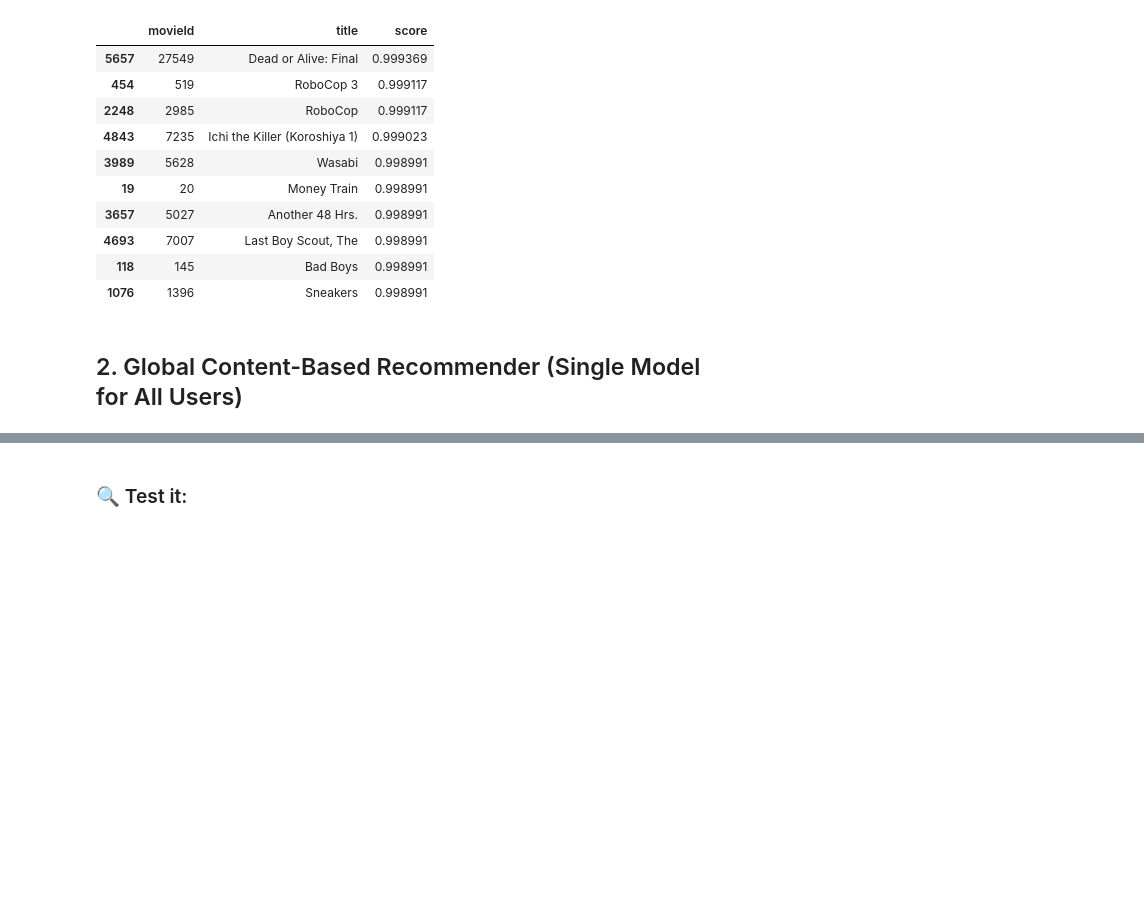
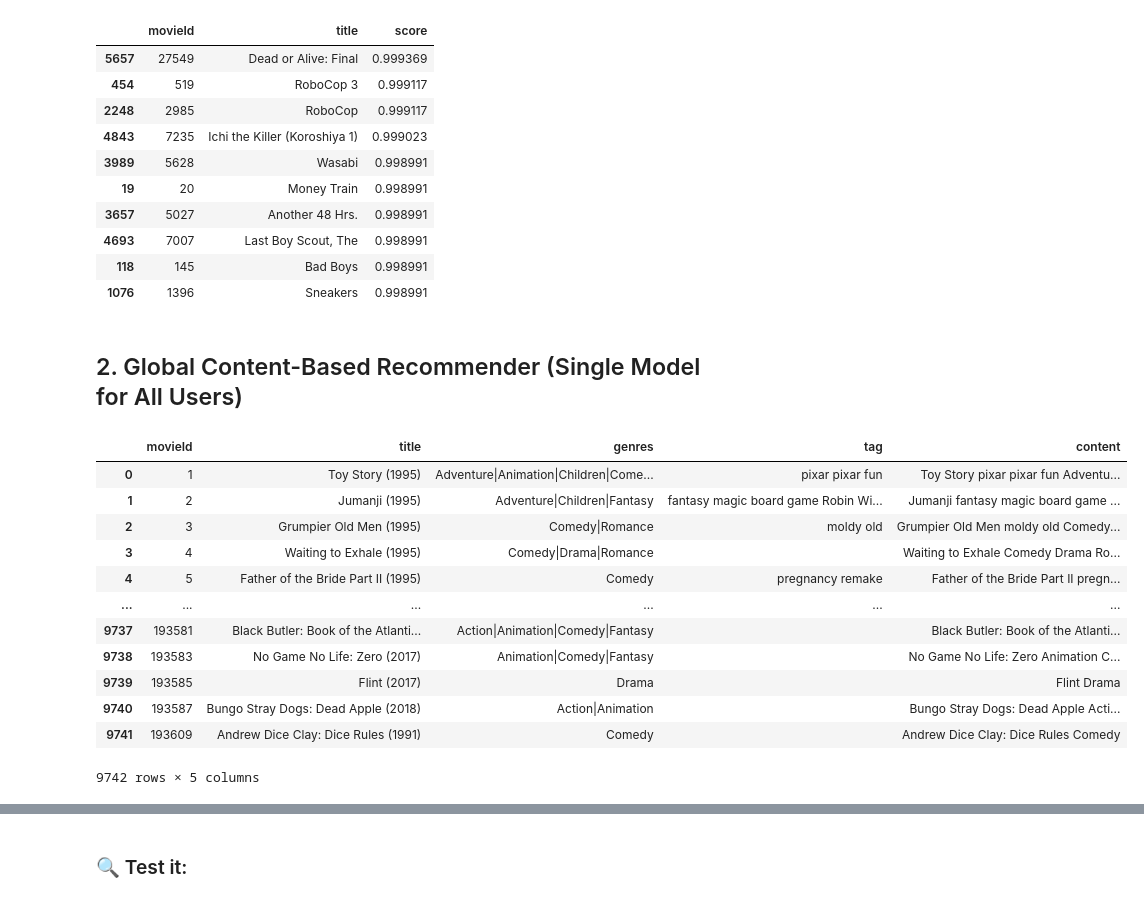
Before and after one commit to EliaTosin/DataAnaCla25, a Jupyter notebook: flipped_8/content_based_recommender_nb.ipynb, the cells around one changed output, grey strips where cells are left out. Drawn from its saved outputs; the diff is of its cells as text; code cells hidden in the pictures; blank space fills up the shorter version.

```diff
--- a/flipped_8/content_based_recommender_nb.ipynb
+++ b/flipped_8/content_based_recommender_nb.ipynb
@@ -252,5 +252,23 @@ user_specific_model(user_id=37)
 | 1076 | 1396 | Sneakers | 0.998991 |
 # %% [markdown]
 ## 2. Global Content-Based Recommender (Single Model for All Users)
+# %%
+# Create a new column 'content' that combines the title, tag, and genres
+movies['content'] = movies['title'].apply(clean_title) + " " + movies['tag'] + " " + movies['genres'].str.replace("|", " ")
+movies
+# %% [output]
+|  | movieId | title | genres | tag | content |
+| 0 | 1 | Toy Story (1995) | Adventure|Animation|Children|Come... | pixar pixar fun | Toy Story pixar pixar fun Adventu... |
+| 1 | 2 | Jumanji (1995) | Adventure|Children|Fantasy | fantasy magic board game Robin Wi... | Jumanji fantasy magic board game ... |
+| 2 | 3 | Grumpier Old Men (1995) | Comedy|Romance | moldy old | Grumpier Old Men moldy old Comedy... |
+| 3 | 4 | Waiting to Exhale (1995) | Comedy|Drama|Romance |  | Waiting to Exhale Comedy Drama Ro... |
+| 4 | 5 | Father of the Bride Part II (1995) | Comedy | pregnancy remake | Father of the Bride Part II pregn... |
+| ... | ... | ... | ... | ... | ... |
+| 9737 | 193581 | Black Butler: Book of the Atlanti... | Action|Animation|Comedy|Fantasy |  | Black Butler: Book of the Atlanti... |
+| 9738 | 193583 | No Game No Life: Zero (2017) | Animation|Comedy|Fantasy |  | No Game No Life: Zero Animation C... |
+| 9739 | 193585 | Flint (2017) | Drama |  | Flint Drama |
+| 9740 | 193587 | Bungo Stray Dogs: Dead Apple (2018) | Action|Animation |  | Bungo Stray Dogs: Dead Apple Acti... |
+| 9741 | 193609 | Andrew Dice Clay: Dice Rules (1991) | Comedy |  | Andrew Dice Clay: Dice Rules Comedy |
+9742 rows × 5 columns
 # %%
 def train_global_model():
```
Also changed, not shown: parts of 2 cells of this notebook.
